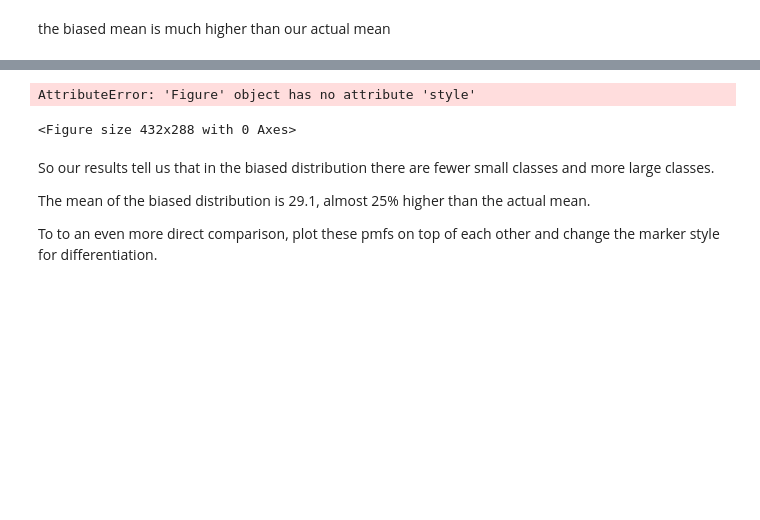
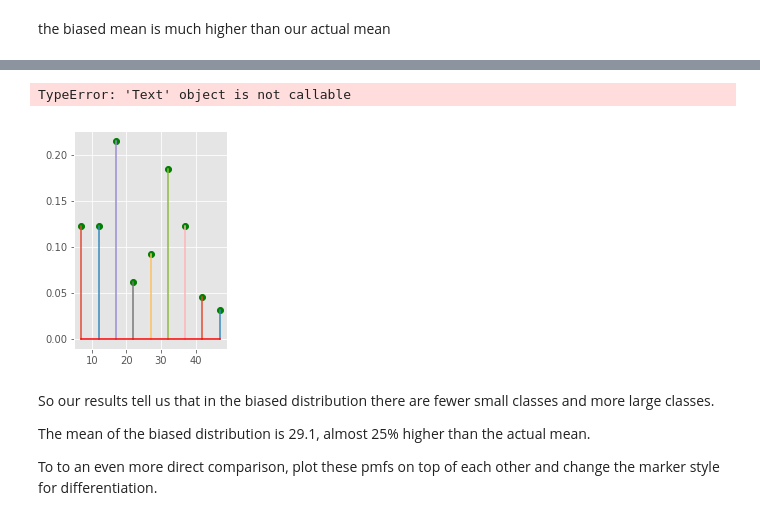
Before and after one commit to MarcSchneider71/dsc-1-09-07-the-probability-mass-function-lab-nyc-ds-career-012819, a Jupyter notebook: index.ipynb, the cells around one changed output, grey strips where cells are left out. Saved outputs shown, nothing was run; the diff lists cells and outputs as text; code cells hidden in the pictures; blank space fills up the shorter version.

```diff
--- a/index.ipynb
+++ b/index.ipynb
@@ -214,26 +214,26 @@ import matplotlib as mat
 # %%
 import matplotlib.pyplot as plt
 %matplotlib inline
 
 
 fig=plt.figure()
 # fig.style.use('ggplot')
 ax1 = fig.add_subplot((121))
 # ax1.style.use('ggplot')
 
 ax1.stem(size_and_count.keys(),pmf, '-', 'go', 'r-')
 ax1.title("A Probability Mass Function pmf1")
 ax1.show()
 
 ax2 = fig.add_subplot((122))
-ax2.style.use('ggplot')
+# ax2.style.use('ggplot')
 
 ax2.stem(size_and_count.keys(),pmf2, '-', 'go', 'r-')
 ax2.title("A Probability Mass Function pmf2")
 ax2.show();
 # %% [output]
-AttributeError: 'Figure' object has no attribute 'style'
+TypeError: 'Text' object is not callable
-<Figure size 432x288 with 0 Axes>
+[figure, added]
 # %% [markdown]
 So our results tell us that in the biased distribution there are fewer small classes and more large classes.
 
```
